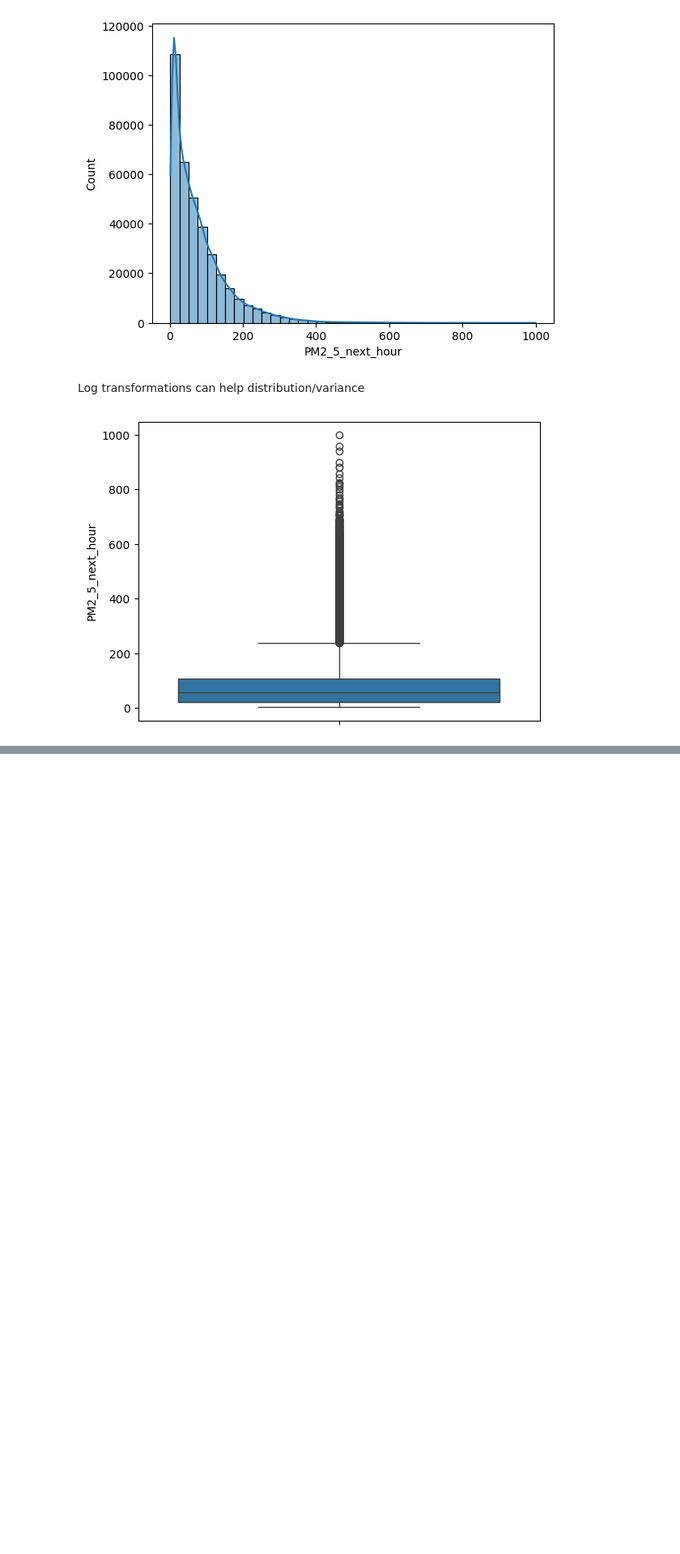
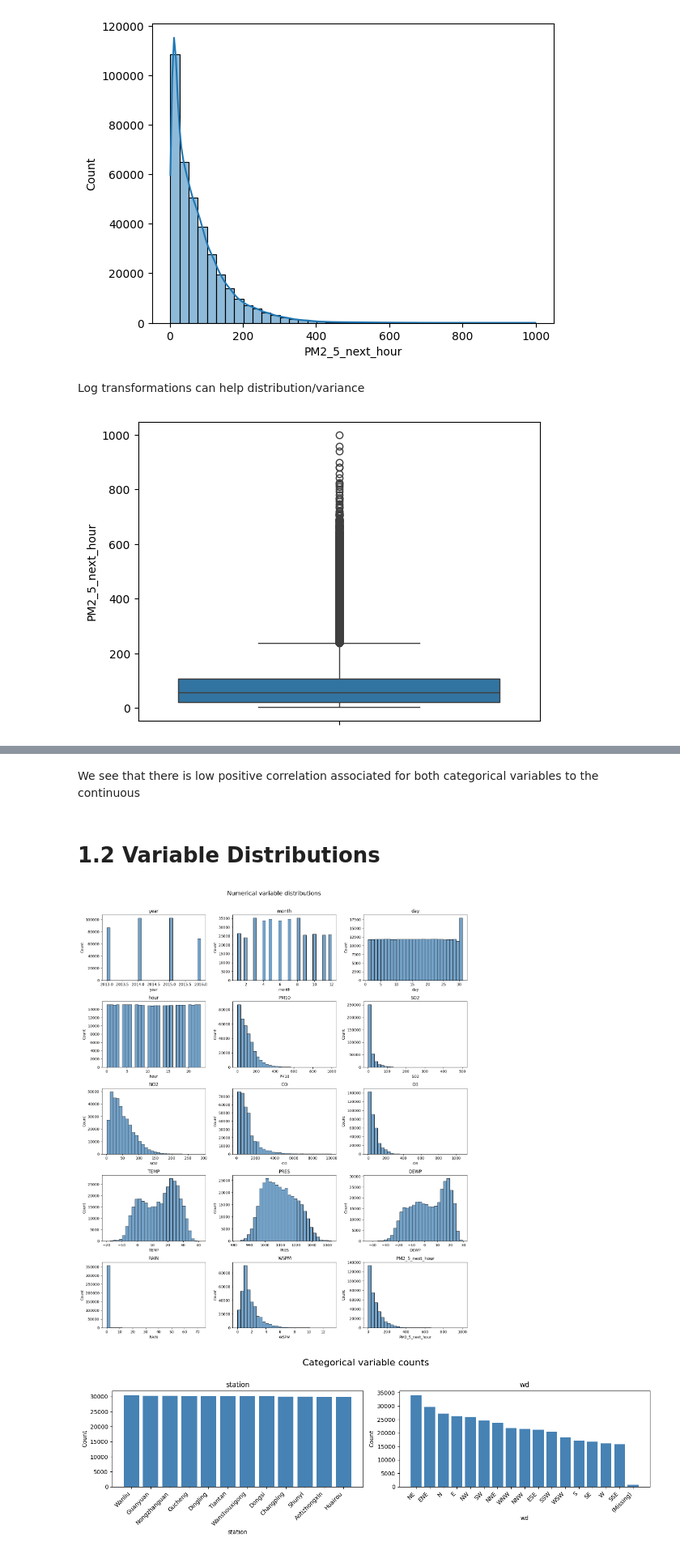
Before and after one commit to alexandertruong7981/datathon-cookathon, a Jupyter notebook: AT_attempt/AT_Attempt.ipynb, the cells around one changed output, grey strips where cells are left out. Shown at 81% size. Drawn from its saved outputs; the diff is of its cells as text; code cells hidden in the pictures; blank space fills up the shorter version.

```diff
--- a/AT_attempt/AT_Attempt.ipynb
+++ b/AT_attempt/AT_Attempt.ipynb
@@ -89,0 +182,72 @@ df.describe().round(4)
+# %% [markdown]
+We see that there is low positive correlation associated for both categorical variables to the continuous
+# %% [markdown]
+# 1.2 Variable Distributions
+# %%
+def plot_numeric_distributions(data, bins=30, ncols=3):
+    """Plot a histogram for every numeric column; omit missing/infinite values."""
+    columns = data.select_dtypes(include="number").columns
+    if len(columns) == 0:
+        print("No numerical variables to plot.")
+        return
+    if ncols < 1:
+        raise ValueError("ncols must be at least 1.")
+
+    nrows = (len(columns) + ncols - 1) // ncols
+    fig, axes = plt.subplots(nrows, ncols, figsize=(5 * ncols, 3.5 * nrows), squeeze=False)
+    for ax, column in zip(axes.flat, columns):
+        values = data[column].replace([np.inf, -np.inf], np.nan).dropna()
+        if values.empty:
+            ax.text(0.5, 0.5, "No finite values", ha="center", transform=ax.transAxes)
+        else:
+            sns.histplot(values, bins=bins, ax=ax, color="steelblue")
+        ax.set_title(str(column))
+        ax.set_xlabel(str(column))
+        ax.set_ylabel("Count")
+    for ax in list(axes.flat)[len(columns):]:
+        ax.set_visible(False)
+    fig.suptitle("Numerical variable distributions", fontsize=16)
+    fig.tight_layout(rect=(0, 0, 1, 0.97))
+    plt.show()
+    return fig, axes
+
+
+def plot_categorical_counts(data, ncols=2):
+    """Plot all category counts for object, string, category, and boolean columns."""
+    columns = data.select_dtypes(include=["object", "string", "category", "bool"]).columns
+    if len(columns) == 0:
+        print("No categorical variables to plot.")
+        return
+    if ncols < 1:
+        raise ValueError("ncols must be at least 1.")
+
+    nrows = (len(columns) + ncols - 1) // ncols
+    fig, axes = plt.subplots(nrows, ncols, figsize=(7 * ncols, 4.5 * nrows), squeeze=False)
+    for ax, column in zip(axes.flat, columns):
+        counts = data[column].value_counts(dropna=True)
+        counts = counts[counts > 0]
+        labels = [str(value) for value in counts.index]
+        heights = counts.tolist()
+        missing = int(data[column].isna().sum())
+        if missing:
+            labels.append("(Missing)")
+            heights.append(missing)
+        ax.bar(range(len(labels)), heights, color="steelblue")
+        ax.set_xticks(range(len(labels)), labels, rotation=45, ha="right")
+        ax.set_title(str(column))
+        ax.set_xlabel(str(column))
+        ax.set_ylabel("Count")
+    for ax in list(axes.flat)[len(columns):]:
+        ax.set_visible(False)
+    fig.suptitle("Categorical variable counts", fontsize=16)
+    fig.tight_layout(rect=(0, 0, 1, 0.97))
+    plt.show()
+    return fig, axes
+
+
+# Plot every variable using its dtype; numeric-coded categories remain numeric.
+_ = plot_numeric_distributions(var_df)
+_ = plot_categorical_counts(var_df)
+# %% [output]
+[figure, added]
+[figure, added]
```
Also changed, not shown: parts of 24 cells of this notebook, 23 other files.
